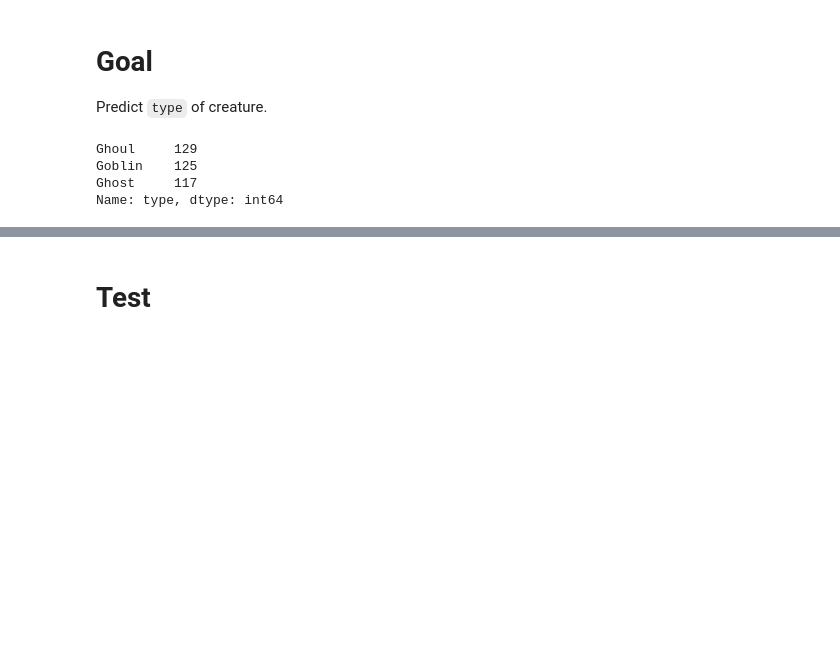
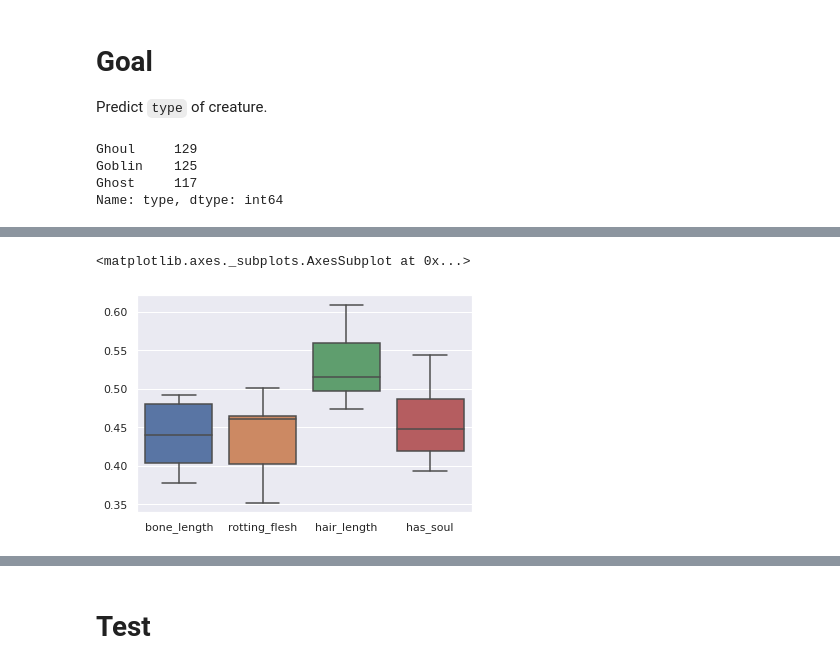
Before and after one commit to it176131/Ghouls-Goblins-and-Ghosts...-Boo-, a Jupyter notebook: Ghouls, Goblins, and Ghosts... Boo!.ipynb, the cells around one changed output, grey strips where cells are left out. Saved outputs shown, nothing was run; the diff lists cells and outputs as text; code cells hidden in the pictures; blank space fills up the shorter version.

```diff
--- a/Ghouls, Goblins, and Ghosts... Boo!.ipynb
+++ b/Ghouls, Goblins, and Ghosts... Boo!.ipynb
@@ -171,0 +613,16 @@ X = X_num.join(X_obj)
+# %%
+sns.boxplot(
+    data = train.loc[
+        (train.bone_length_Goblin_iqr == True)
+        & (train.hair_length_Goblin_iqr == True)
+        & (train.has_soul_Goblin_iqr == True)
+        & (train.rotting_flesh_Goblin_iqr == True),
+        :'type'
+    ],
+#     hue='type',
+#     y='bone_length',
+#     x='color',
+)
+# %% [output]
+<matplotlib.axes._subplots.AxesSubplot at 0x...>
+[figure, added]
```
Also changed, not shown: parts of 415 cells of this notebook.
